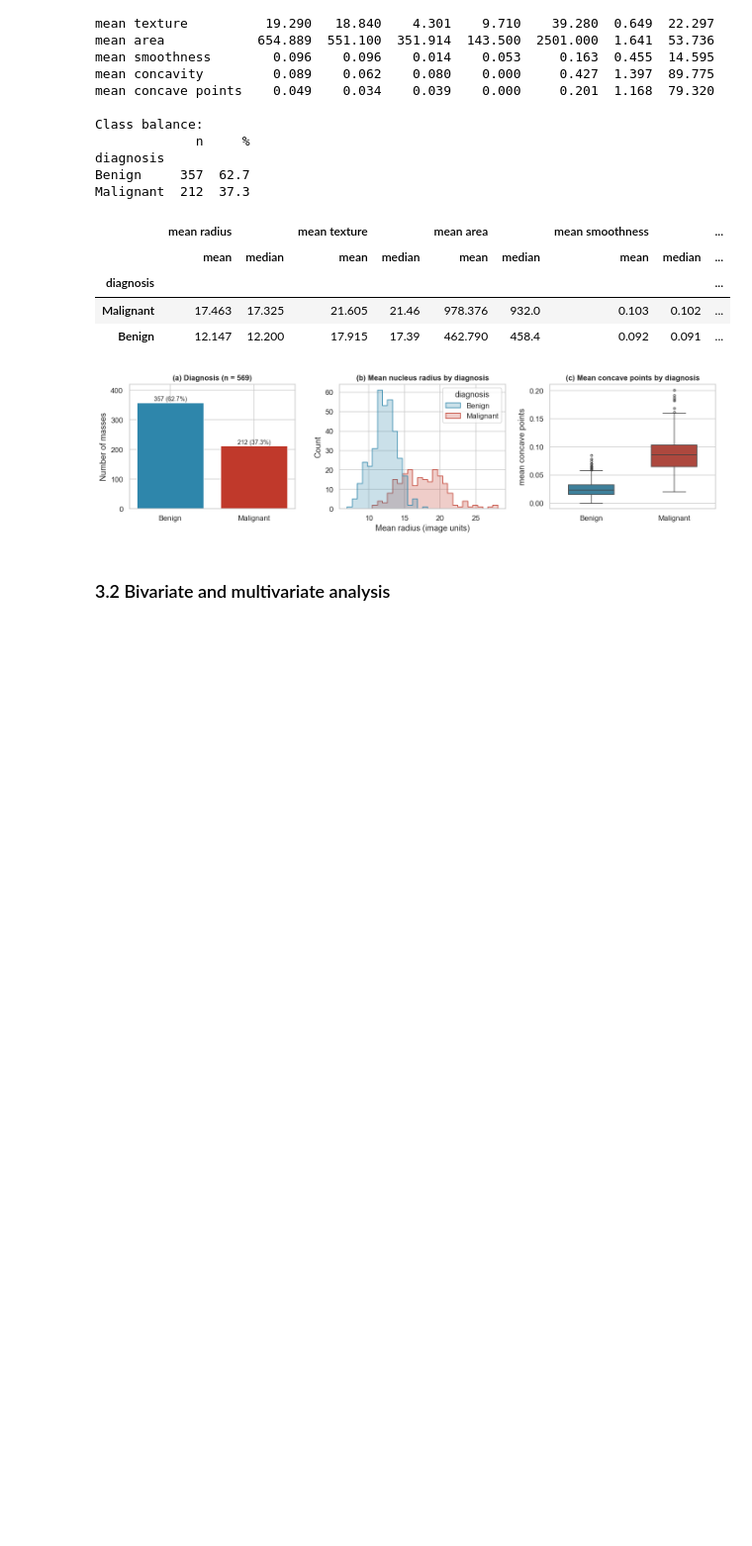
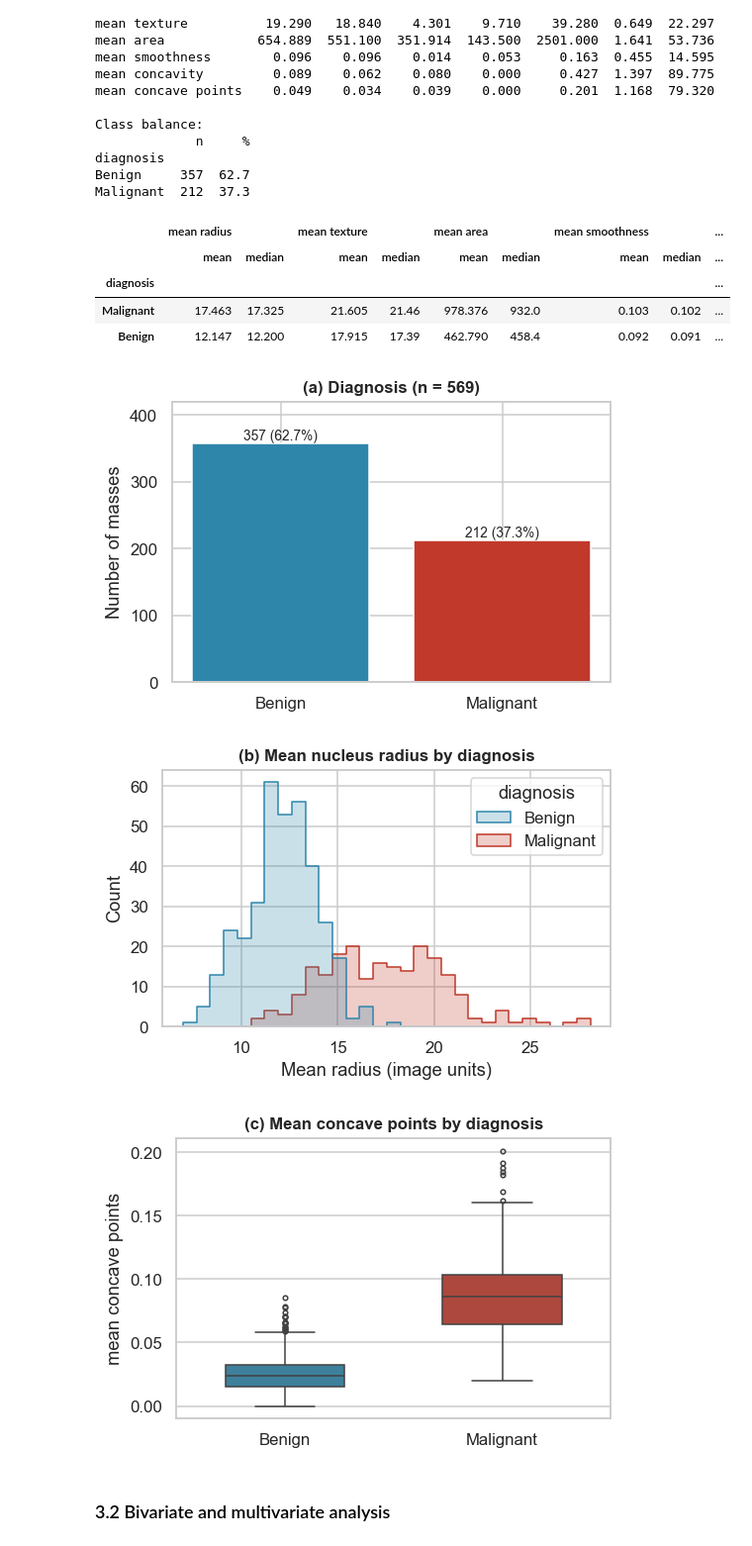
Before and after one commit to vani-mallya/WDBC-Breast-Cancer-Analysis, a Jupyter notebook: WDBC_Analysis.ipynb, the cells around one changed output. Shown at 99% size. Cells and saved outputs as stored; diff of their text form; code cells hidden in the pictures; blank space fills up the shorter version.

```diff
--- a/WDBC_Analysis.ipynb
+++ b/WDBC_Analysis.ipynb
@@ -269,23 +269,42 @@ Malignant  212  37.3
 | Malignant | 17.463 | 17.325 | 21.605 | 21.46 | 978.376 | 932.0 | 0.103 | 0.102 | ... |
 | Benign | 12.147 | 12.200 | 17.915 | 17.39 | 462.790 | 458.4 | 0.092 | 0.091 | ... |
 # %%
-# Figure 1 - class balance + distribution of the key size variable
-fig, ax = plt.subplots(1, 3, figsize=(13, 3.6))
+# Figure 1a - diagnosis balance
+fig, ax = plt.subplots(figsize=(5, 3.4))
 cnt = clean["diagnosis"].value_counts().reindex(["Benign", "Malignant"])
-bars = ax[0].bar(cnt.index, cnt.values, color=[PAL[k] for k in cnt.index])
-for b_, v in zip(bars, cnt.values): ax[0].text(b_.get_x()+b_.get_width()/2, v+6, f"{v} ({100*v/len(clean):.1f}%)", ha="center", fontsize=9)
-ax[0].set_title("(a) Diagnosis (n = 569)"); ax[0].set_ylabel("Number of masses"); ax[0].set_ylim(0, 420)
+bars = ax.bar(cnt.index, cnt.values, color=[PAL[k] for k in cnt.index])
+for b_, v in zip(bars, cnt.values):
+    ax.text(b_.get_x() + b_.get_width()/2, v + 6, f"{v} ({100*v/len(clean):.1f}%)", ha="center", fontsize=9)
+ax.set_title("(a) Diagnosis (n = 569)")
+ax.set_ylabel("Number of masses")
+ax.set_ylim(0, 420)
+plt.tight_layout()
+plt.savefig("figures/fig1a.png", dpi=200, bbox_inches="tight")
+plt.show()
 
-sns.histplot(data=clean, x="mean radius", hue="diagnosis", palette=PAL, bins=30, element="step", stat="count", ax=ax[1], hue_order=["Benign", "Malignant"])
-ax[1].set_title("(b) Mean nucleus radius by diagnosis"); ax[1].set_xlabel("Mean radius (image units)")
+# Figure 1b - mean radius by diagnosis
+fig, ax = plt.subplots(figsize=(5, 3.4))
+sns.histplot(data=clean, x="mean radius", hue="diagnosis", palette=PAL, bins=30,
+             element="step", stat="count", hue_order=["Benign", "Malignant"], ax=ax)
+ax.set_title("(b) Mean nucleus radius by diagnosis")
+ax.set_xlabel("Mean radius (image units)")
+plt.tight_layout()
+plt.savefig("figures/fig1b.png", dpi=200, bbox_inches="tight")
+plt.show()
 
-sns.boxplot(data=clean, x="diagnosis", y="mean concave points", order=["Benign", "Malignant"], palette=PAL, ax=ax[2], width=.55, fliersize=3)
-ax[2].set_title("(c) Mean concave points by diagnosis"); ax[2].set_xlabel("")
+# Figure 1c - mean concave points by diagnosis
+fig, ax = plt.subplots(figsize=(5, 3.4))
+sns.boxplot(data=clean, x="diagnosis", y="mean concave points", order=["Benign", "Malignant"],
+            palette=PAL, width=.55, fliersize=3, ax=ax)
+ax.set_title("(c) Mean concave points by diagnosis")
+ax.set_xlabel("")
 plt.tight_layout()
-plt.savefig("figures/fig1_distributions.png", dpi=200, bbox_inches="tight")
+plt.savefig("figures/fig1c.png", dpi=200, bbox_inches="tight")
 plt.show()
 # %% [output]
-[figure, old version]
+[figure, new version]
+[figure, added]
+[figure, added]
 # %% [markdown]
 ### 3.2 Bivariate and multivariate analysis
 # %%
```
Also changed, not shown: parts of 4 cells of this notebook, 12 other files.
